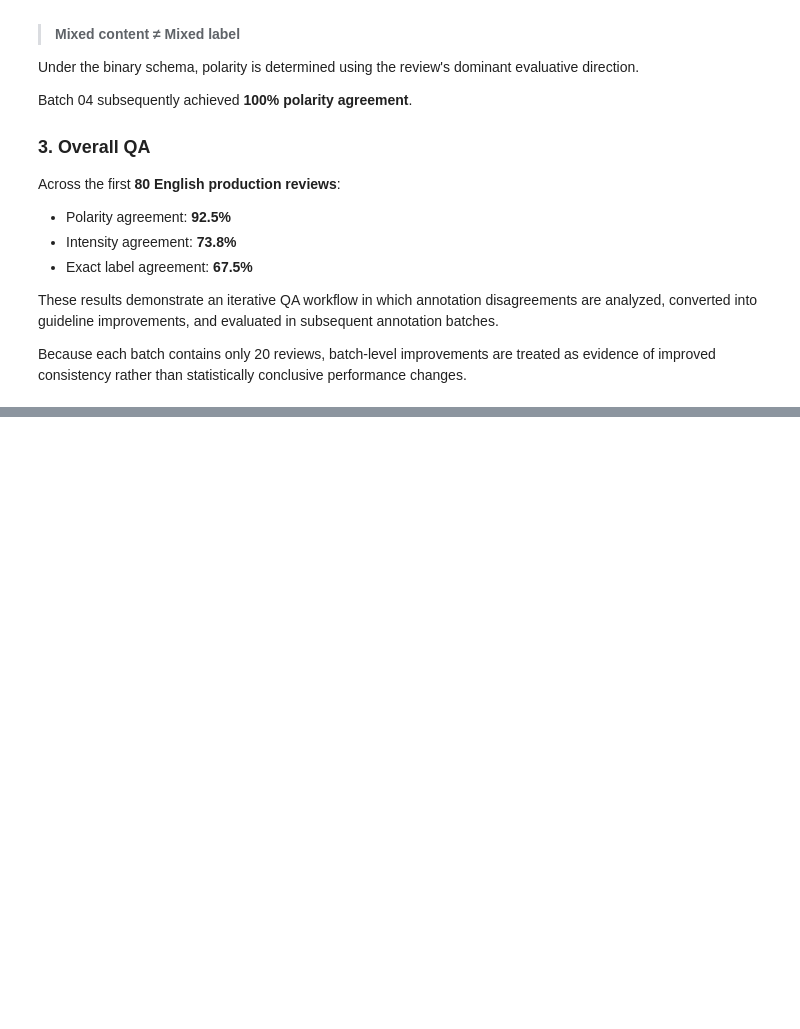
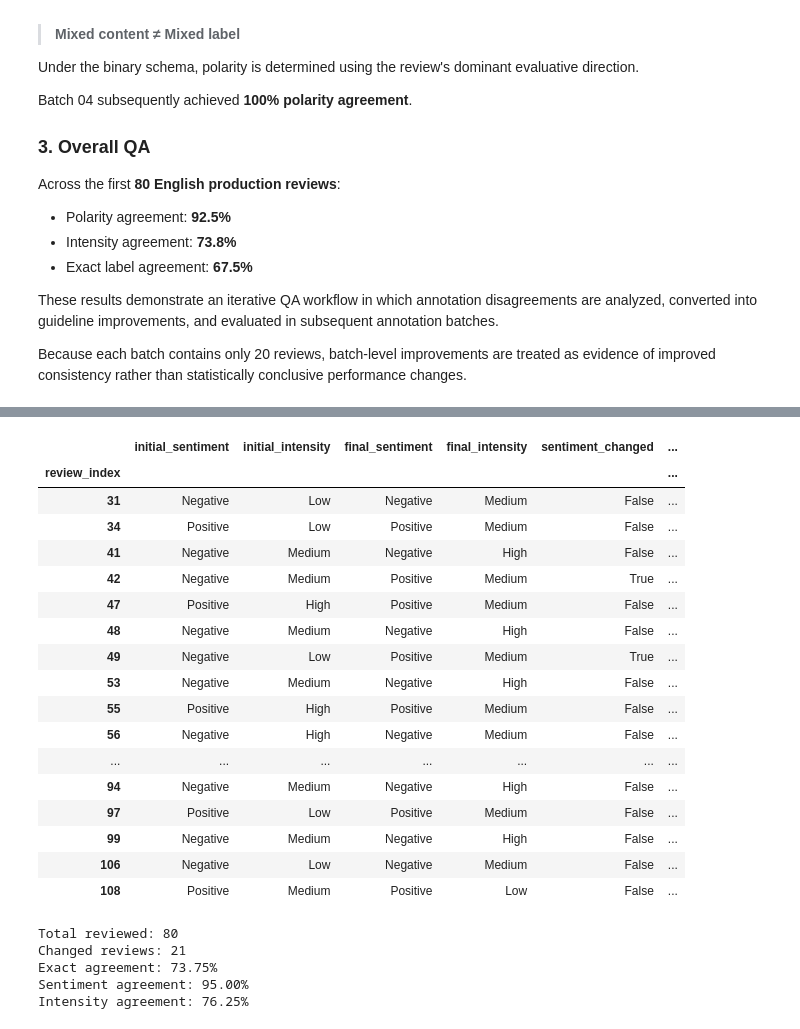
Before and after one commit to yoonjusong-analytics/data-labeling-portfolio, a Jupyter notebook: 01_multilingual_sentiment/notebooks/03_annotation_qa.ipynb, the cells around one changed output, grey strips where cells are left out. Cells and saved outputs as stored; diff of their text form; code cells hidden in the pictures; blank space fills up the shorter version.

```diff
--- a/01_multilingual_sentiment/notebooks/03_annotation_qa.ipynb
+++ b/01_multilingual_sentiment/notebooks/03_annotation_qa.ipynb
@@ -1761,0 +2205,15 @@ conclusive performance changes.
+# %%
+qa_zh = pd.DataFrame.from_dict(
+    qa_changes_zh,
+    orient="index",
+    columns=[
+        "initial_sentiment",
+        "initial_intensity",
+        "final_sentiment",
+        "final_intensity"
+    ]
+)
+
+qa_zh.index.name = "review_index"
+
+qa_zh.head()
@@ -1761,0 +2228,62 @@ conclusive performance changes.
+# %%
+qa_zh["sentiment_changed"] = (
+    qa_zh["initial_sentiment"] != qa_zh["final_sentiment"]
+)
+
+qa_zh["intensity_changed"] = (
+    qa_zh["initial_intensity"] != qa_zh["final_intensity"]
+)
+
+qa_zh["any_changed"] = (
+    qa_zh["sentiment_changed"] | qa_zh["intensity_changed"]
+)
+
+qa_zh
+# %% [output]
+|  | initial_sentiment | initial_intensity | final_sentiment | final_intensity | sentiment_changed | ... |
+| review_index |  |  |  |  |  | ... |
+| 31 | Negative | Low | Negative | Medium | False | ... |
+| 34 | Positive | Low | Positive | Medium | False | ... |
+| 41 | Negative | Medium | Negative | High | False | ... |
+| 42 | Negative | Medium | Positive | Medium | True | ... |
+| 47 | Positive | High | Positive | Medium | False | ... |
+| 48 | Negative | Medium | Negative | High | False | ... |
+| 49 | Negative | Low | Positive | Medium | True | ... |
+| 53 | Negative | Medium | Negative | High | False | ... |
+| 55 | Positive | High | Positive | Medium | False | ... |
+| 56 | Negative | High | Negative | Medium | False | ... |
+| ... | ... | ... | ... | ... | ... | ... |
+| 94 | Negative | Medium | Negative | High | False | ... |
+| 97 | Positive | Low | Positive | Medium | False | ... |
+| 99 | Negative | Medium | Negative | High | False | ... |
+| 106 | Negative | Low | Negative | Medium | False | ... |
+| 108 | Positive | Medium | Positive | Low | False | ... |
+# %%
+total_reviews = 80
+changed_reviews = qa_zh["any_changed"].sum()
+
+exact_agreement = (
+    (total_reviews - changed_reviews) / total_reviews * 100
+)
+
+sentiment_changes = qa_zh["sentiment_changed"].sum()
+sentiment_agreement = (
+    (total_reviews - sentiment_changes) / total_reviews * 100
+)
+
+intensity_changes = qa_zh["intensity_changed"].sum()
+intensity_agreement = (
+    (total_reviews - intensity_changes) / total_reviews * 100
+)
+
+print(f"Total reviewed: {total_reviews}")
+print(f"Changed reviews: {changed_reviews}")
+print(f"Exact agreement: {exact_agreement:.2f}%")
+print(f"Sentiment agreement: {sentiment_agreement:.2f}%")
+print(f"Intensity agreement: {intensity_agreement:.2f}%")
+# %% [output]
+Total reviewed: 80
+Changed reviews: 21
+Exact agreement: 73.75%
+Sentiment agreement: 95.00%
+Intensity agreement: 76.25%
```
Also changed, not shown: parts of 31 cells of this notebook, 5 other files.
